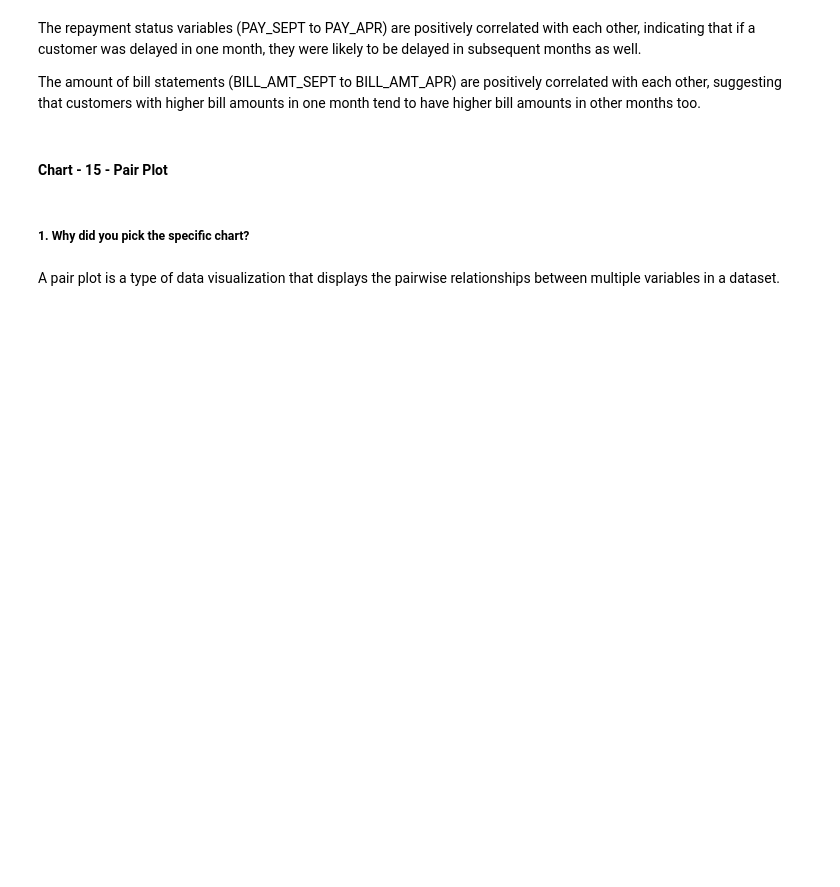
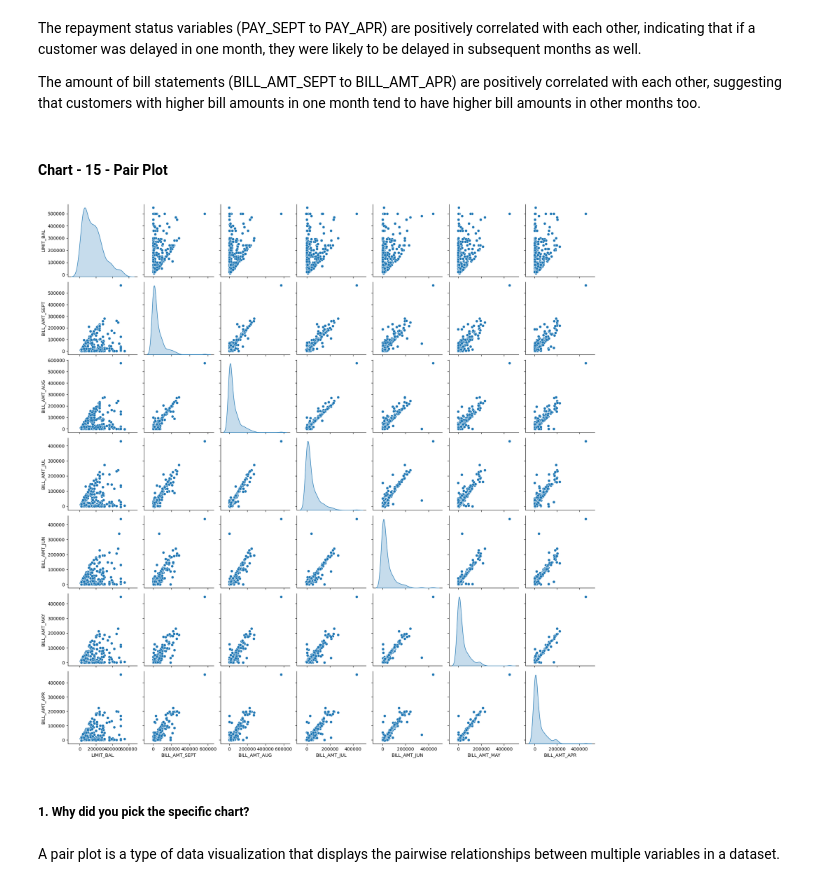
Before and after one commit to subhashsomarouthu/Credit_Card_Default_Prediction, a Jupyter notebook: Credit_Card_Default_Prediction.ipynb, the cells around one changed output. Cells and saved outputs as stored; diff of their text form; code cells hidden in the pictures; blank space fills up the shorter version.

```diff
--- a/Credit_Card_Default_Prediction.ipynb
+++ b/Credit_Card_Default_Prediction.ipynb
@@ -906,6 +906,23 @@ The repayment status variables (PAY_SEPT to PAY_APR) are positively correlated w
 The amount of bill statements (BILL_AMT_SEPT to BILL_AMT_APR) are positively correlated with each other, suggesting that customers with higher bill amounts in one month tend to have higher bill amounts in other months too.
 # %% [markdown]
 #### Chart - 15 - Pair Plot
+# %%
+
+
+# Calculate 10 percent of the total number of rows
+sample_size = int(len(df_copy) * 0.01)
+
+# Randomly sample 10 percent of the data
+np.random.seed(42)  # Setting seed for reproducibility
+sampled_df = df_copy.sample(n=sample_size)
+
+# Select only the numeric columns for the pair plot
+numeric_vars_limited = ['LIMIT_BAL','BILL_AMT_SEPT', 'BILL_AMT_AUG', 'BILL_AMT_JUL', 'BILL_AMT_JUN', 'BILL_AMT_MAY', 'BILL_AMT_APR']
+# Create the pair plot for the sampled data
+sns.pairplot(sampled_df[numeric_vars_limited], diag_kind='kde')
+plt.show()
+# %% [output]
+[figure, added]
 # %% [markdown]
 ##### 1. Why did you pick the specific chart?
 # %% [markdown]
```
Also changed, not shown: parts of 34 cells of this notebook.
